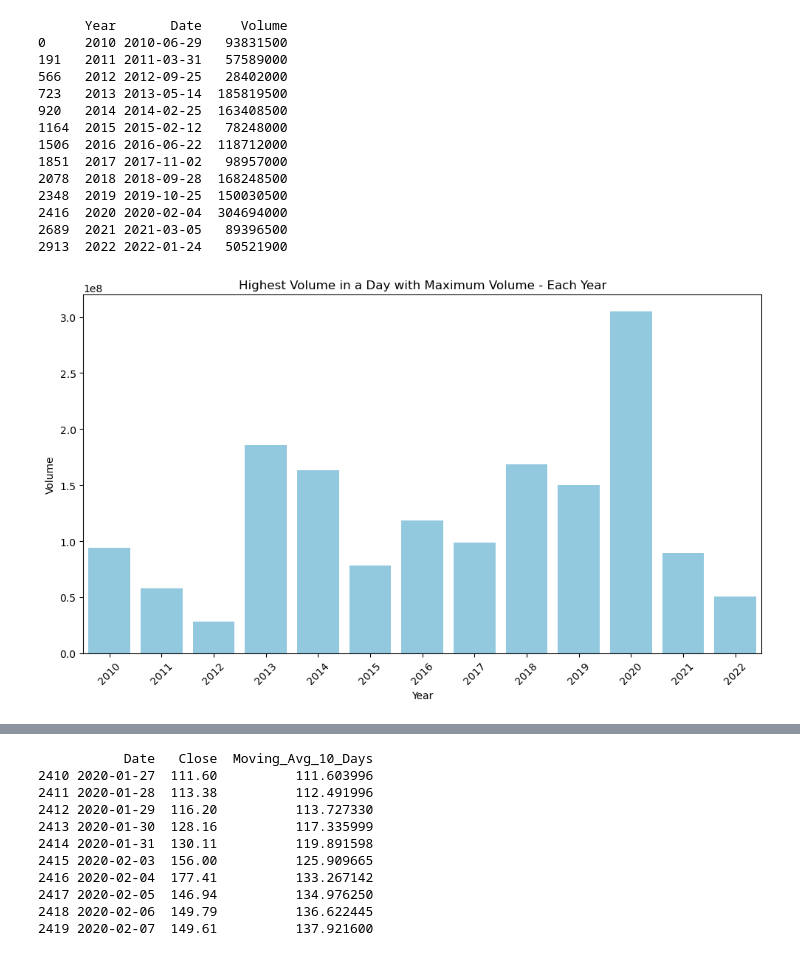
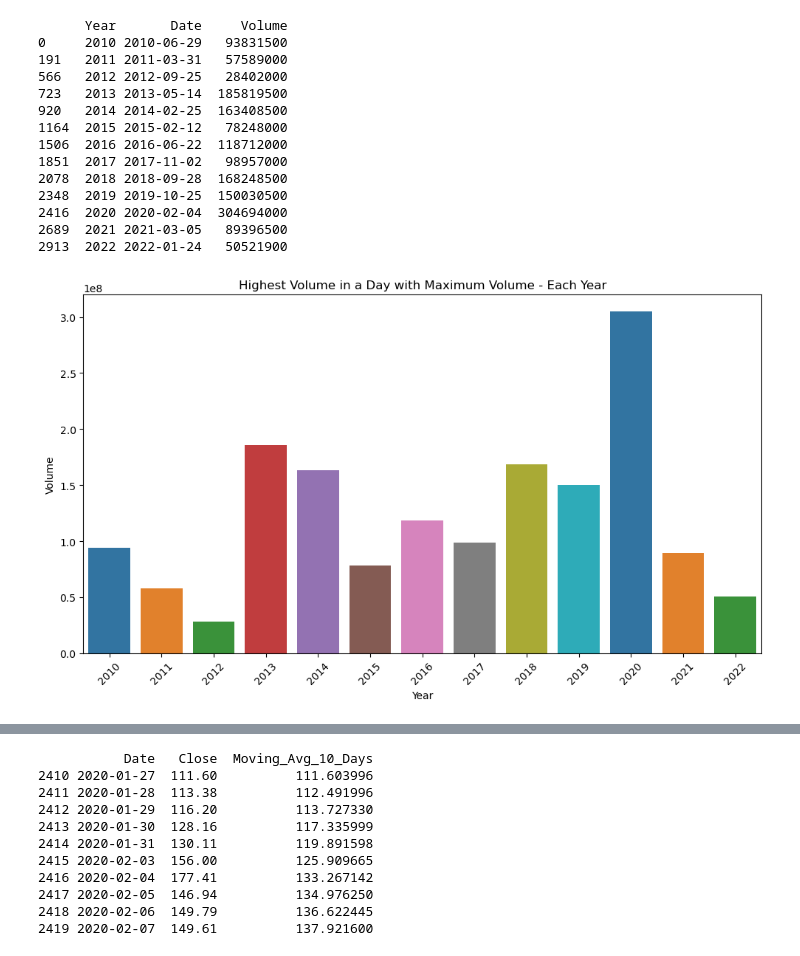
Before and after one commit to lucioawa/Tesla_Stock_Analysis_MLM_Predictions, a Jupyter notebook: Tesla_Stock_Prices.ipynb, the cells around one changed output, grey strips where cells are left out. Drawn from its saved outputs; the diff is of its cells as text; code cells hidden in the pictures.

Commit message:
SQL, Python w/Pandas, Seaborn

```diff
--- a/Tesla_Stock_Prices.ipynb
+++ b/Tesla_Stock_Prices.ipynb
@@ -244,46 +306,4 @@ plt.show()
 # %%
-# Query 3. Highest Volume in a day with corresponding Maximum Volume for each year:
-
-# SQL Query:
-
-# The SQL query uses a CTE (Common Table Expression) to calculate the rank of trading volumes within each year and then
-# selects the rows where the rank is 1, indicating the days with the highest trading volume for each year. The results
-# include the year, date, and corresponding volume.
-
-# WITH RankedByVolume AS (
-#    SELECT
-#        Date, -- Selects the trading date
-#        EXTRACT(YEAR FROM Date) AS Year, -- Extracts the year from the date and assigns it as the 'Year' column
-#        Volume, -- Selects the trading volume for that date
-#        RANK() OVER (PARTITION BY EXTRACT(YEAR FROM Date) ORDER BY Volume DESC) AS VolumeRank -- Calculates the rank
-#        of each day's volume within the same year
-#    FROM Tesla_Stock_Prices
-# )
-# SELECT
-#    Year, -- The year extracted from the date
-#    Date AS Highest_Volume_Day, -- The trading date itself
-#    Volume AS Max_Volume -- The trading volume for that day
-# FROM RankedByVolume
-# WHERE VolumeRank = 1 -- Filter the results to include only rows where the 'VolumeRank' is equal to 1, corresponding
-#       to the highest trading volume for each year
-# ORDER BY Year -- Orders results by the 'Year' column in ascending order
-
-# Python with Pandas:
-
-# This code:
-
-# 1. Converts the 'Date' column to a datetime format using pd.to_datetime.
-# 2. Uses the assign function to add a 'Year' column to the DataFrame by extracting the year from the 'Date'
-#    using .dt.year.
-# 3. Sorts the DataFrame by 'Year' and 'Volume' in descending order using .sort_values.
-# 4. The cumcount method is used to calculate the rank of each day's volume within the same year, starting from 1. We
-#    assign this rank to the 'VolumeRank' column using .assign.
-# 5. Filters the DataFrame to include only rows where 'VolumeRank' is equal to 1, which corresponds to the highest
-#    trading volume for each year.
-# 6. Creates a Seaborn bar plot visualization using sns.barplot, where years are on the x-axis and volume is on the
-#    y-axis. We use the color 'skyblue' for the bars. The other lines of code are for labeling, titling, and
-#    formatting the plot.
-
 import pandas as pd
 import matplotlib.pyplot as plt
 import seaborn as sns
@@ -302,34 +322,38 @@ ranked_by_volume = (
     .query('VolumeRank == 1')
     [['Year', 'Date', 'Volume']]
 )
 
 # Print the DataFrame with highest volume days and maximum volumes
 print(ranked_by_volume)
 
 # Create a Seaborn visualization
-# The visualization is a bar plot with years on the x-axis and average closing prices on the y-axis, which should
-# provide a clear representation of the yearly trends in average closing prices.
 plt.figure(figsize=(10, 6))
-sns.barplot(x='Year', y='Volume', data=ranked_by_volume, color='skyblue')
+
+# Generate a color palette with a different color for each bar
+colors = sns.color_palette("tab10", n_colors=len(ranked_by_volume['Year'].unique()))
+
+# Bar plot with years on the x-axis and volume on the y-axis
+sns.barplot(x='Year', y='Volume', data=ranked_by_volume, palette=colors)
+
 plt.title('Highest Volume in a Day with Maximum Volume - Each Year')
 plt.xlabel('Year')
 plt.ylabel('Volume')
 plt.xticks(rotation=45)
 plt.tight_layout()
 plt.show()
 # %% [output]
       Year       Date     Volume
 0     2010 2010-06-29   93831500
 191   2011 2011-03-31   57589000
 566   2012 2012-09-25   28402000
 723   2013 2013-05-14  185819500
 920   2014 2014-02-25  163408500
 1164  2015 2015-02-12   78248000
 1506  2016 2016-06-22  118712000
 1851  2017 2017-11-02   98957000
 2078  2018 2018-09-28  168248500
 2348  2019 2019-10-25  150030500
 2416  2020 2020-02-04  304694000
 2689  2021 2021-03-05   89396500
 2913  2022 2022-01-24   50521900
-[figure, old version]
+[figure, new version]
```
Also changed, not shown: parts of 19 cells of this notebook.
